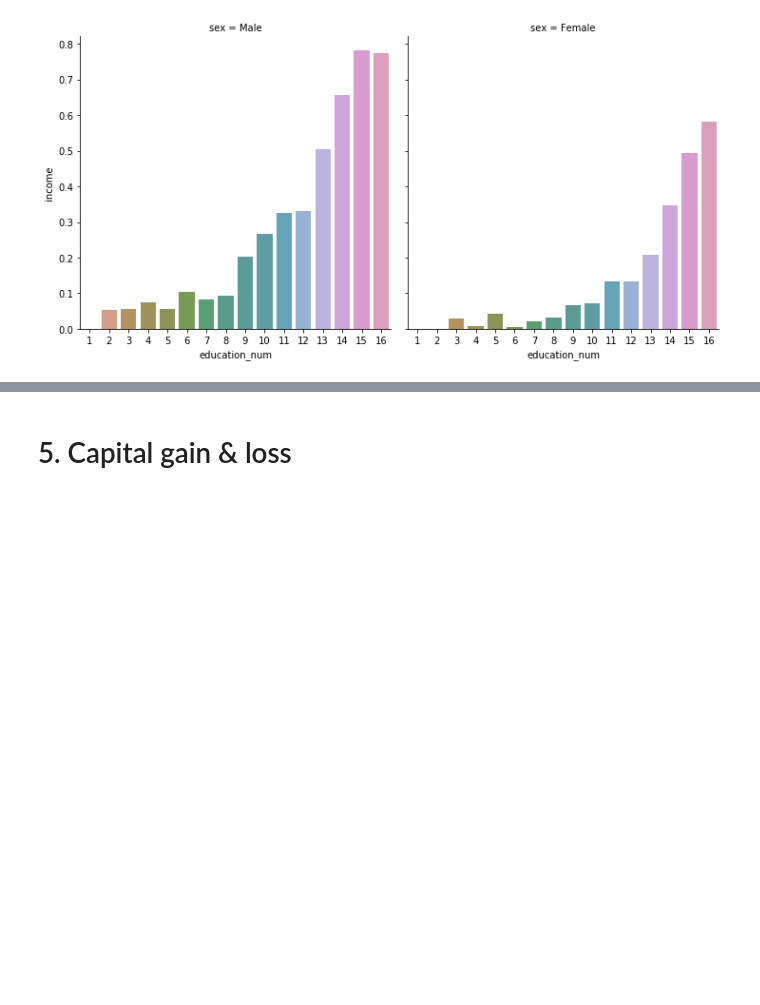
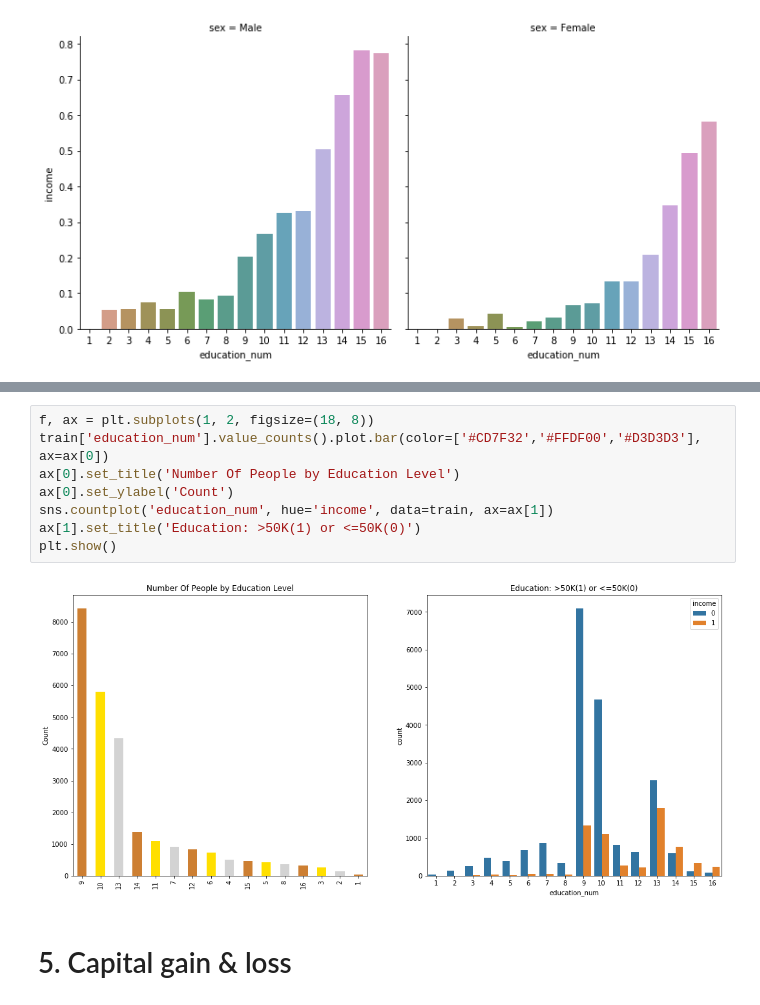
Before and after one commit to HeegonJin/kakr-4th-competition, a Jupyter notebook: EDA.ipynb, the cells around one changed output, grey strips where cells are left out. Drawn from its saved outputs; the diff is of its cells as text; blank space fills up the shorter version.

```diff
--- a/EDA.ipynb
+++ b/EDA.ipynb
@@ -286,3 +292,13 @@ sns.catplot(x="education_num", y="income", col="sex",
+# %%
+f, ax = plt.subplots(1, 2, figsize=(18, 8))
+train['education_num'].value_counts().plot.bar(color=['#CD7F32','#FFDF00','#D3D3D3'], ax=ax[0])
+ax[0].set_title('Number Of People by Education Level')
+ax[0].set_ylabel('Count')
+sns.countplot('education_num', hue='income', data=train, ax=ax[1])
+ax[1].set_title('Education: >50K(1) or <=50K(0)')
+plt.show()
+# %% [output]
+[figure, added]
 # %% [markdown]
 # 5. Capital gain & loss
 # %%
```
Also changed, not shown: parts of 20 cells of this notebook, 3 other files.
